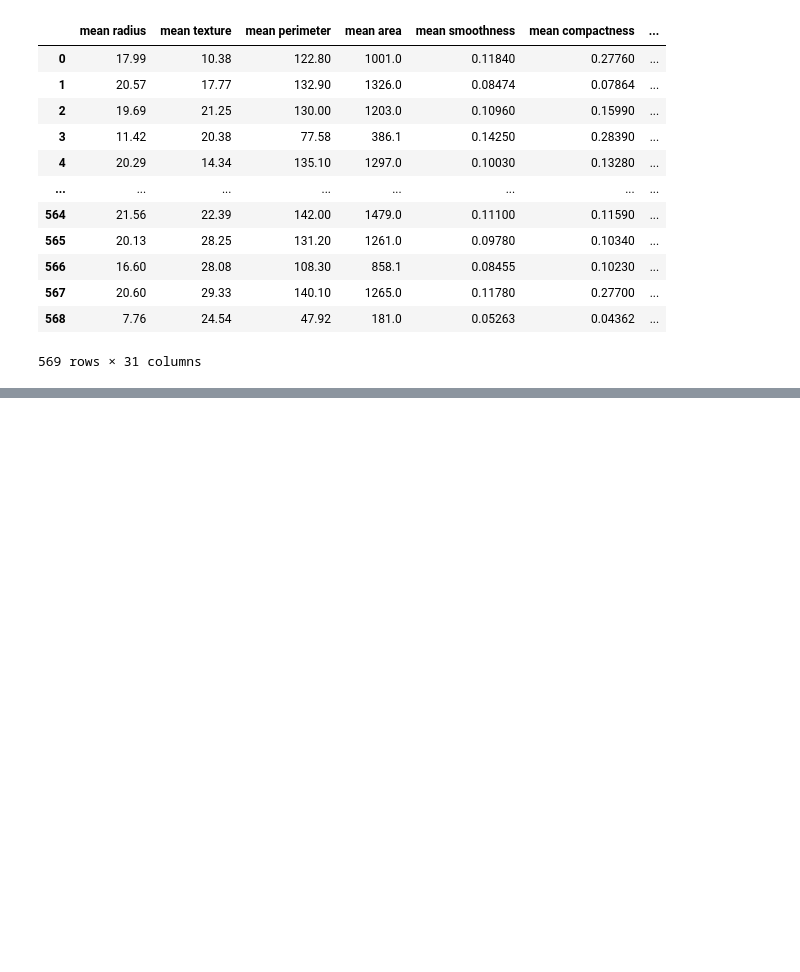
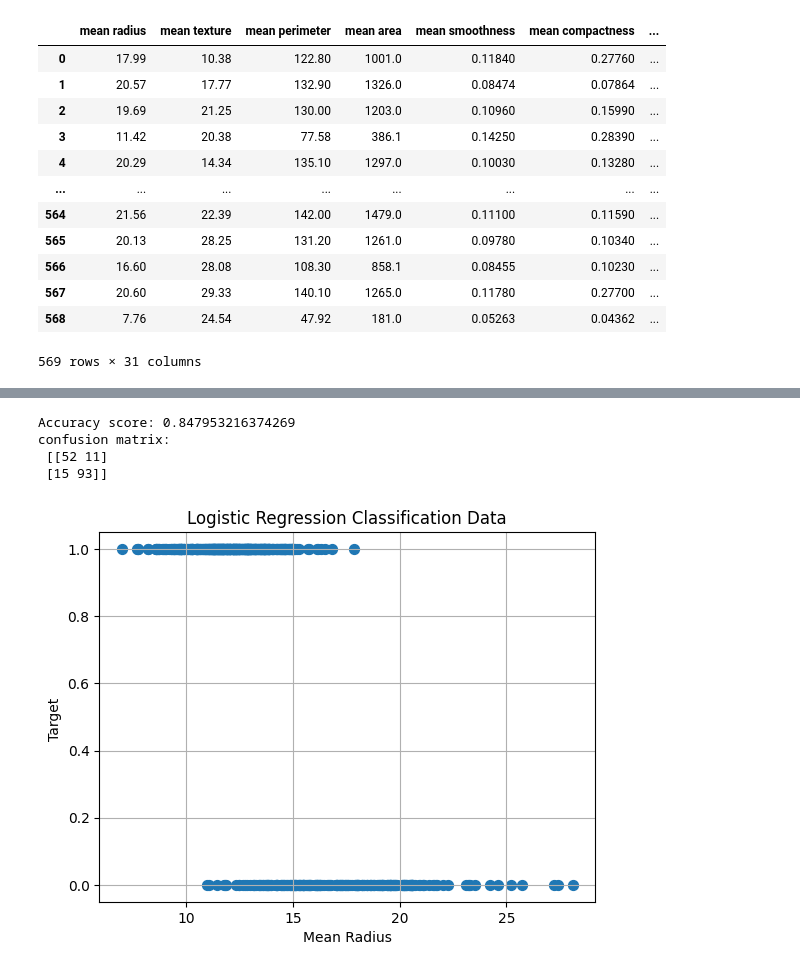
Before and after one commit to shimnasherin77-prog/machinelearning, a Jupyter notebook: syntheticdata.ipynb, the cells around one changed output, grey strips where cells are left out. Saved outputs shown, nothing was run; the diff lists cells and outputs as text; code cells hidden in the pictures; blank space fills up the shorter version.

```diff
--- a/syntheticdata.ipynb
+++ b/syntheticdata.ipynb
@@ -180,2 +170,31 @@ plt.scatter()
 # %%
-0
+import pandas as pd
+import matplotlib.pyplot as plt
+from sklearn.model_selection import train_test_split
+from sklearn.linear_model import LogisticRegression
+from sklearn.metrics import accuracy_score, confusion_matrix
+
+X = df[['mean radius','mean texture']]
+y = df['target']
+
+X_train, X_test, y_train, y_test = train_test_split(X, y, test_size=0.3, random_state = 42)
+model = DecisionTreeClassifier()
+model.fit(X_train, y_train)
+
+y_pred = model.predict(X_test)
+
+print("Accuracy score:",accuracy_score(y_test,y_pred))
+print("confusion matrix:\n",confusion_matrix(y_test,y_pred))
+
+plt.scatter(df['mean radius'],df['target'],s=50)
+plt.xlabel("Mean Radius")
+plt.ylabel("Target ")
+plt.title("Logistic Regression Classification Data")
+plt.grid(True)
+plt.show()
+# %% [output]
+Accuracy score: 0.847953216374269
+confusion matrix:
+ [[52 11]
+ [15 93]]
+[figure, added]
```
Also changed, not shown: parts of 1 cell of this notebook, 17 other files.
